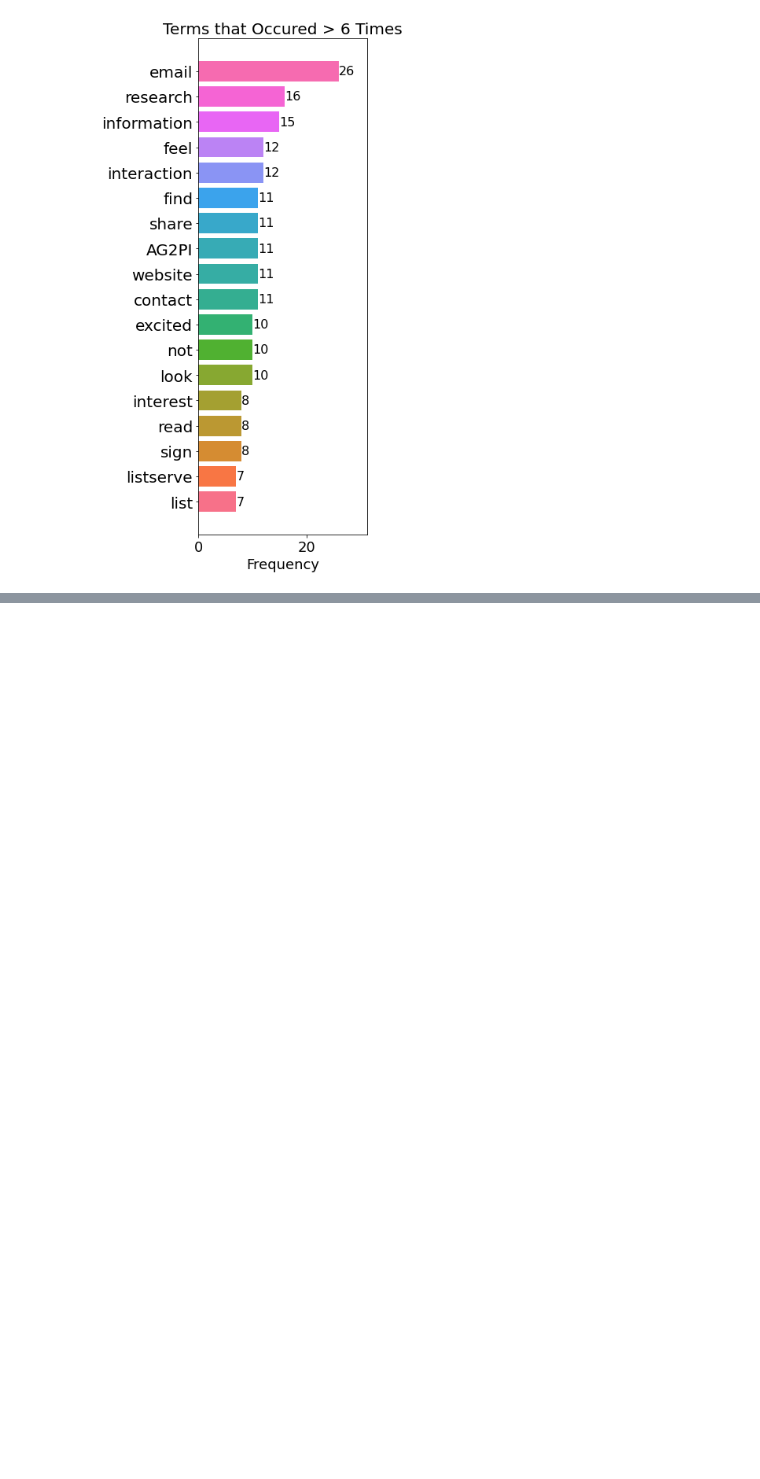
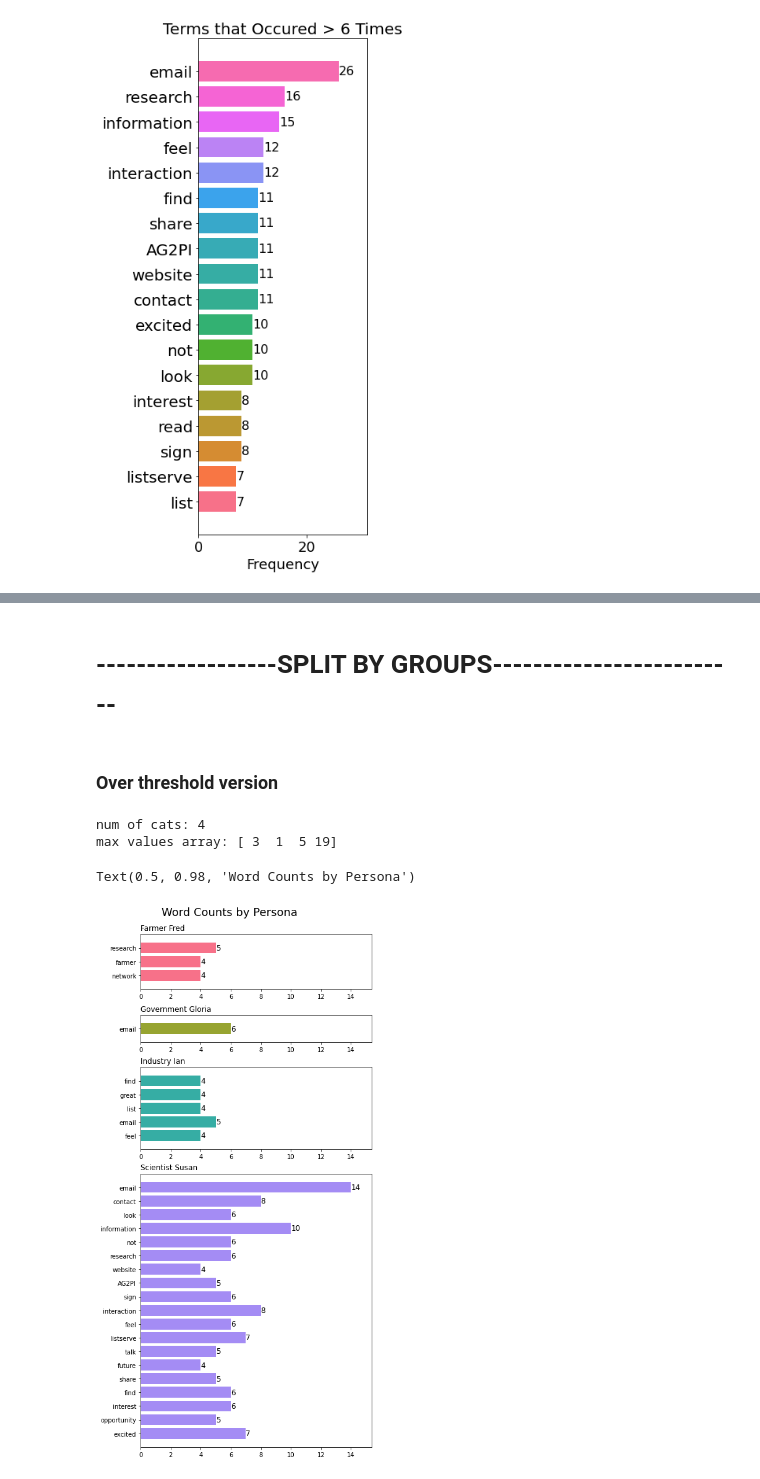
Before and after one commit to blitt2018/PSCExploratoryNLP, a Jupyter notebook: polishedCodeFigs.ipynb, the cells around one changed output, grey strips where cells are left out. Saved outputs shown, nothing was run; the diff lists cells and outputs as text; code cells hidden in the pictures; blank space fills up the shorter version.

Commit message:
bar labels, top XX by group

```diff
--- a/polishedCodeFigs.ipynb
+++ b/polishedCodeFigs.ipynb
@@ -172,0 +169,28 @@ plt.savefig("/home/blitt/Academic/PSC/NLPPipelines/AG2PIAnalytics/mockups/polish
+# %% [markdown]
+# ------------------SPLIT BY GROUPS-------------------------
+# %% [markdown]
+### Over threshold version
+# %%
+#get lemmas split by values in the Persona Column
+lemmaDict = doc.getColSubAttributeDict("Persona", "importantLemmas")
+
+#get count dictionary (will get one per value of Persona) with counts over three
+#this function works automatically
+countDict = doc.getFreqDictCutoff(lemmaDict, 3)
+
+#these defaults are a bit touchy, best to leave them alone (especially top and bottom) unless they need to be changed
+#NOTE: to mess around with sizing of things get the axes
+#barwidth = inch per bar
+#spacing = spacing between subplots in units of barwidth
+#figx = figure width in inch
+#top = an additional top margin
+#bottom = an additional bottom margin
+#left = left margin in units of bar width
+#right = right margin in units of bar width
+fig = doc.freqDictBarChartColumnSplit(countDict,.3, 2, 10, 1, 0, 10, 6)
+fig.suptitle("Word Counts by Persona", fontsize=18)
+# %% [output]
+num of cats: 4
+max values array: [ 3  1  5 19]
+Text(0.5, 0.98, 'Word Counts by Persona')
+[figure, added]
```
Also changed, not shown: parts of 14 cells of this notebook, 1 other file.
